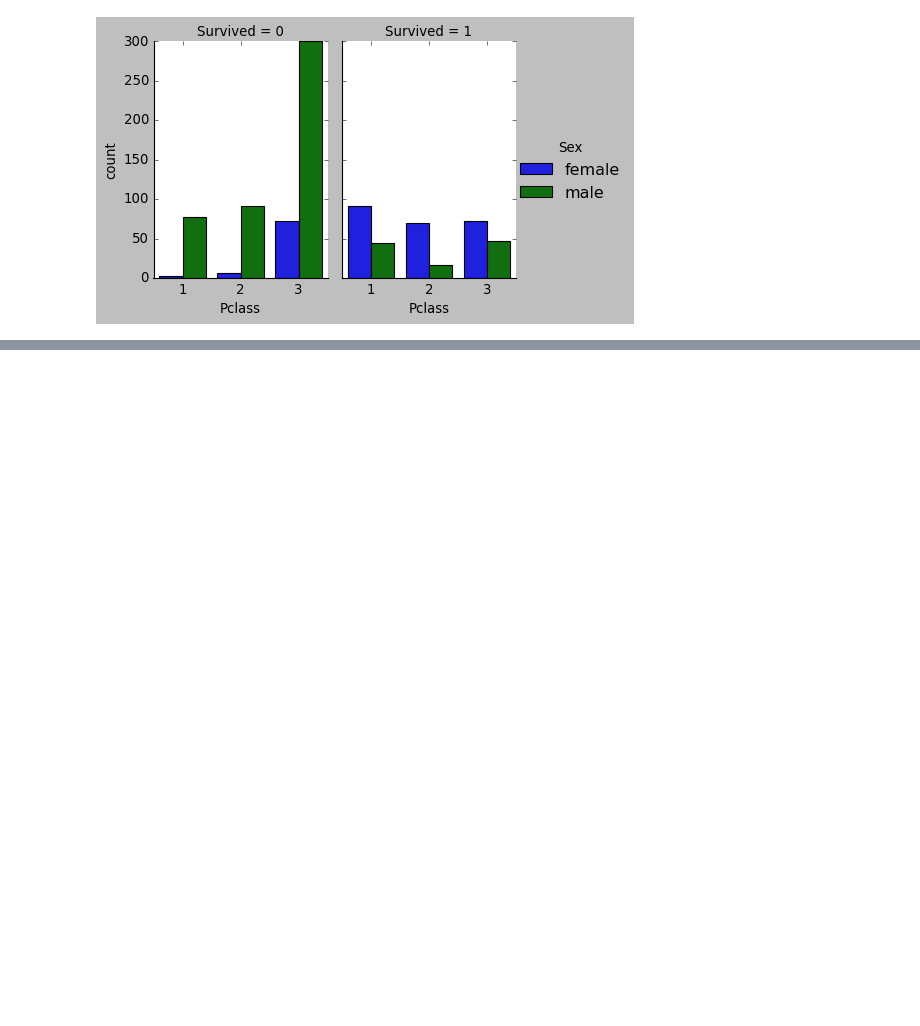
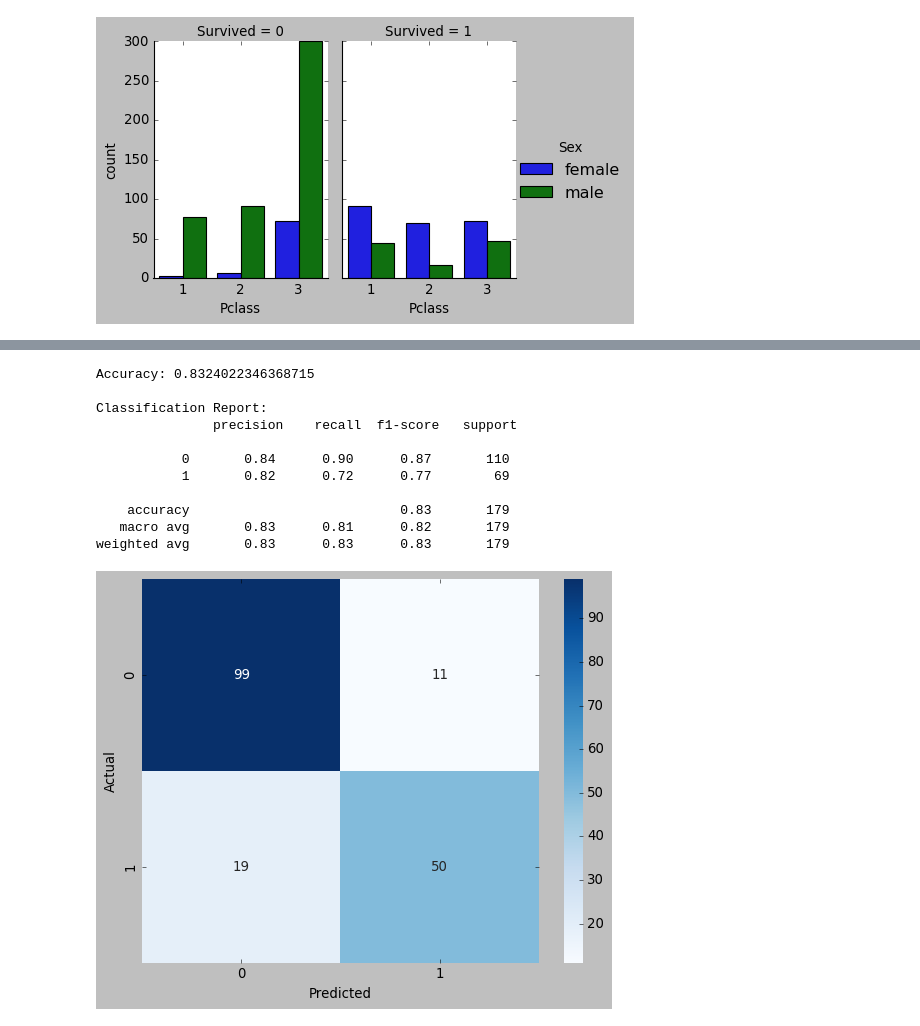
Before and after one commit to KyleSDeveloper/mini-project-1, a Jupyter notebook: main.ipynb, the cells around one changed output, grey strips where cells are left out. Cells and saved outputs as stored; diff of their text form; code cells hidden in the pictures; blank space fills up the shorter version.

Commit message:
fitted titanic dataset to nn model

```diff
--- a/main.ipynb
+++ b/main.ipynb
@@ -110,0 +155,2 @@ sns.catplot(x='Pclass', hue='Sex', col='Survived',
+# %%
+df = df.drop(columns=['Ticket'])
@@ -110,0 +194,3 @@ sns.catplot(x='Pclass', hue='Sex', col='Survived',
+# %%
+# Drop Name (we've extracted Title already)
+df = df.drop(columns=['Name'])
@@ -110,0 +237,25 @@ sns.catplot(x='Pclass', hue='Sex', col='Survived',
+# %%
+from sklearn.preprocessing import StandardScaler
+from sklearn.compose import ColumnTransformer
+from sklearn.pipeline import Pipeline
+from sklearn.linear_model import LogisticRegression
+
+# Identify numeric vs categorical
+num_features = ["Age", "Fare", "SibSp", "Parch", "FamilySize"]
+cat_features = [col for col in X.columns if col not in num_features]
+
+# Preprocessor: scale numerics, pass categoricals
+preprocessor = ColumnTransformer(
+    transformers=[
+        ("num", StandardScaler(), num_features),
+        ("cat", "passthrough", cat_features)
+    ]
+)
+
+# Logistic Regression pipeline
+clf = Pipeline(steps=[
+    ("preprocessor", preprocessor),
+    ("classifier", LogisticRegression(max_iter=1000))
+])
+
+clf.fit(X_train, y_train)
@@ -110,0 +275,28 @@ sns.catplot(x='Pclass', hue='Sex', col='Survived',
+# %%
+from sklearn.metrics import accuracy_score, classification_report, confusion_matrix
+
+# Predictions
+y_pred = clf.predict(X_test)
+
+# Metrics
+print("Accuracy:", accuracy_score(y_test, y_pred))
+print("\nClassification Report:\n", classification_report(y_test, y_pred))
+
+# Confusion matrix
+sns.heatmap(confusion_matrix(y_test, y_pred), annot=True, fmt="d", cmap="Blues")
+plt.xlabel("Predicted")
+plt.ylabel("Actual")
+plt.show()
+# %% [output]
+Accuracy: 0.8324022346368715
+
+Classification Report:
+               precision    recall  f1-score   support
+
+           0       0.84      0.90      0.87       110
+           1       0.82      0.72      0.77        69
+
+    accuracy                           0.83       179
+   macro avg       0.83      0.81      0.82       179
+weighted avg       0.83      0.83      0.83       179
+[figure, added]
```
Also changed, not shown: parts of 23 cells of this notebook.
